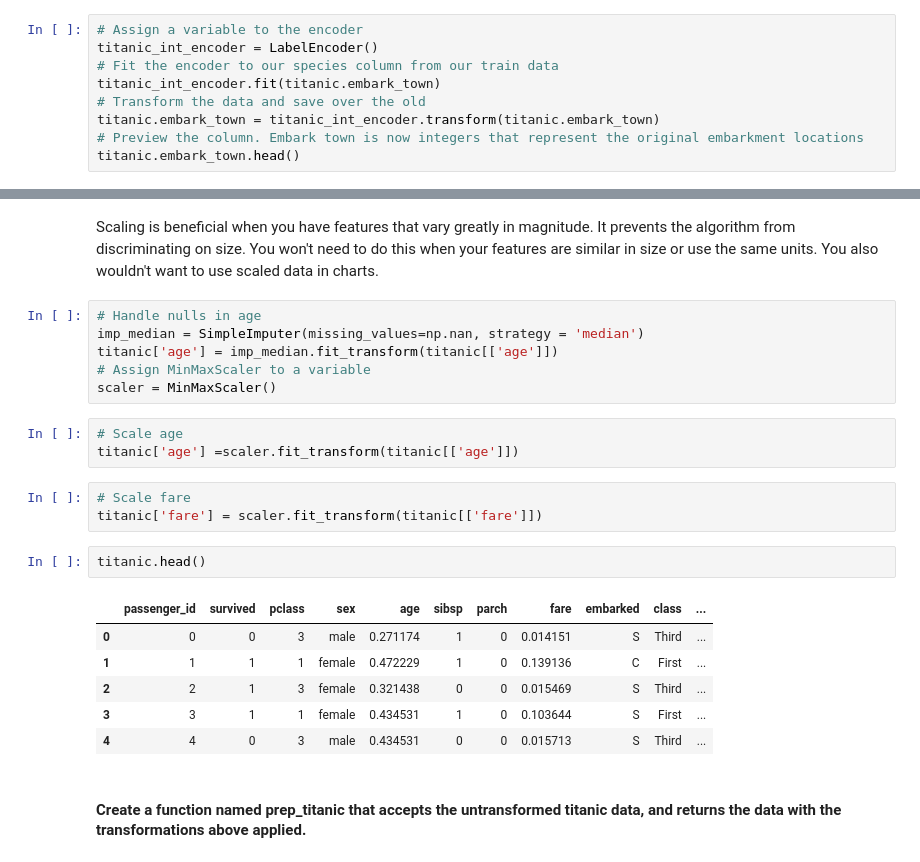
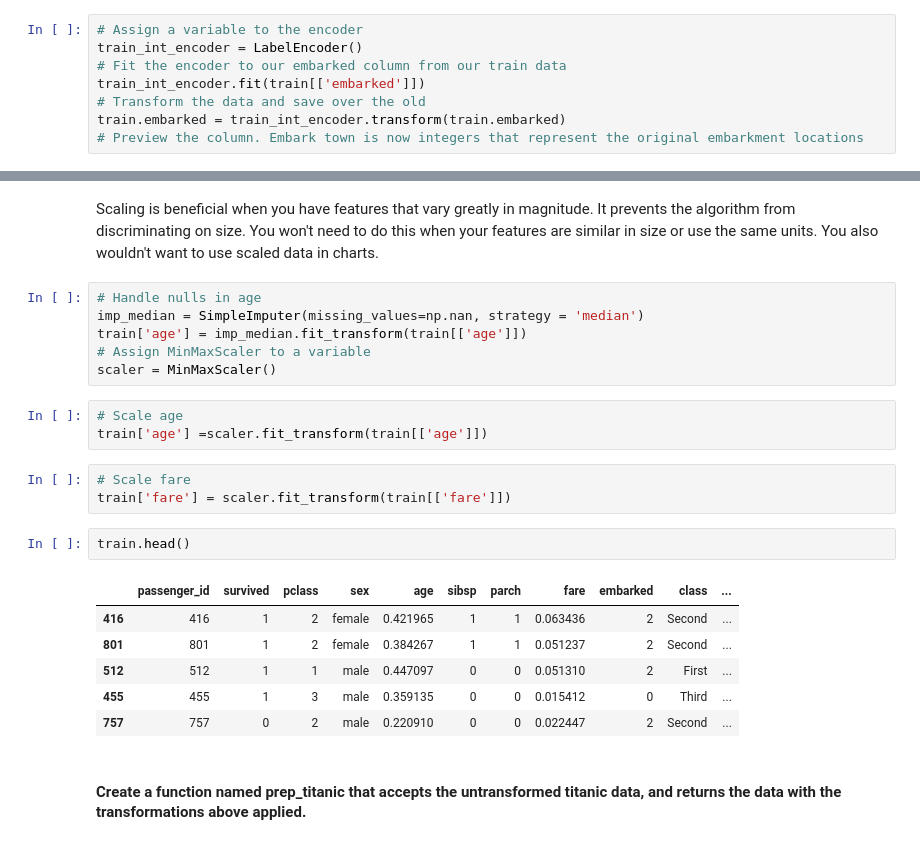
Before and after one commit to davidtenorio1/ds-methodologies-exercises, a Jupyter notebook: classification/classification_exercises.ipynb, the cells around one changed output, grey strips where cells are left out. Saved outputs shown, nothing was run; the diff lists cells and outputs as text.

```diff
--- a/classification/classification_exercises.ipynb
+++ b/classification/classification_exercises.ipynb
@@ -334,10 +365,9 @@ titanic.head()
 #### Use a label encoder to transform the embarked column.
 # %%
 # Assign a variable to the encoder
-titanic_int_encoder = LabelEncoder()
-# Fit the encoder to our species column from our train data
-titanic_int_encoder.fit(titanic.embark_town)
+train_int_encoder = LabelEncoder()
+# Fit the encoder to our embarked column from our train data
+train_int_encoder.fit(train[['embarked']])
 # Transform the data and save over the old
-titanic.embark_town = titanic_int_encoder.transform(titanic.embark_town)
+train.embarked = train_int_encoder.transform(train.embarked)
 # Preview the column. Embark town is now integers that represent the original embarkment locations
-titanic.embark_town.head()
@@ -355,24 +386,24 @@ Scaling is beneficial when you have features that vary greatly in magnitude. It
 # %%
 # Handle nulls in age
 imp_median = SimpleImputer(missing_values=np.nan, strategy = 'median')
-titanic['age'] = imp_median.fit_transform(titanic[['age']])
+train['age'] = imp_median.fit_transform(train[['age']])
 # Assign MinMaxScaler to a variable
 scaler = MinMaxScaler()
 # %%
 # Scale age
-titanic['age'] =scaler.fit_transform(titanic[['age']])
+train['age'] =scaler.fit_transform(train[['age']])
 # %%
 # Scale fare
-titanic['fare'] = scaler.fit_transform(titanic[['fare']])
+train['fare'] = scaler.fit_transform(train[['fare']])
 # %%
-titanic.head()
+train.head()
 # %% [output]
 |  | passenger_id | survived | pclass | sex | age | sibsp | parch | fare | embarked | class | ... |
-| 0 | 0 | 0 | 3 | male | 0.271174 | 1 | 0 | 0.014151 | S | Third | ... |
-| 1 | 1 | 1 | 1 | female | 0.472229 | 1 | 0 | 0.139136 | C | First | ... |
-| 2 | 2 | 1 | 3 | female | 0.321438 | 0 | 0 | 0.015469 | S | Third | ... |
-| 3 | 3 | 1 | 1 | female | 0.434531 | 1 | 0 | 0.103644 | S | First | ... |
-| 4 | 4 | 0 | 3 | male | 0.434531 | 0 | 0 | 0.015713 | S | Third | ... |
+| 416 | 416 | 1 | 2 | female | 0.421965 | 1 | 1 | 0.063436 | 2 | Second | ... |
+| 801 | 801 | 1 | 2 | female | 0.384267 | 1 | 1 | 0.051237 | 2 | Second | ... |
+| 512 | 512 | 1 | 1 | male | 0.447097 | 0 | 0 | 0.051310 | 2 | First | ... |
+| 455 | 455 | 1 | 3 | male | 0.359135 | 0 | 0 | 0.015412 | 0 | Third | ... |
+| 757 | 757 | 0 | 2 | male | 0.220910 | 0 | 0 | 0.022447 | 2 | Second | ... |
 # %% [markdown]
 #### Create a function named prep_titanic that accepts the untransformed titanic data, and returns the data with the transformations above applied.
 # %%
```
Also changed, not shown: parts of 27 cells of this notebook, 1 other file.
